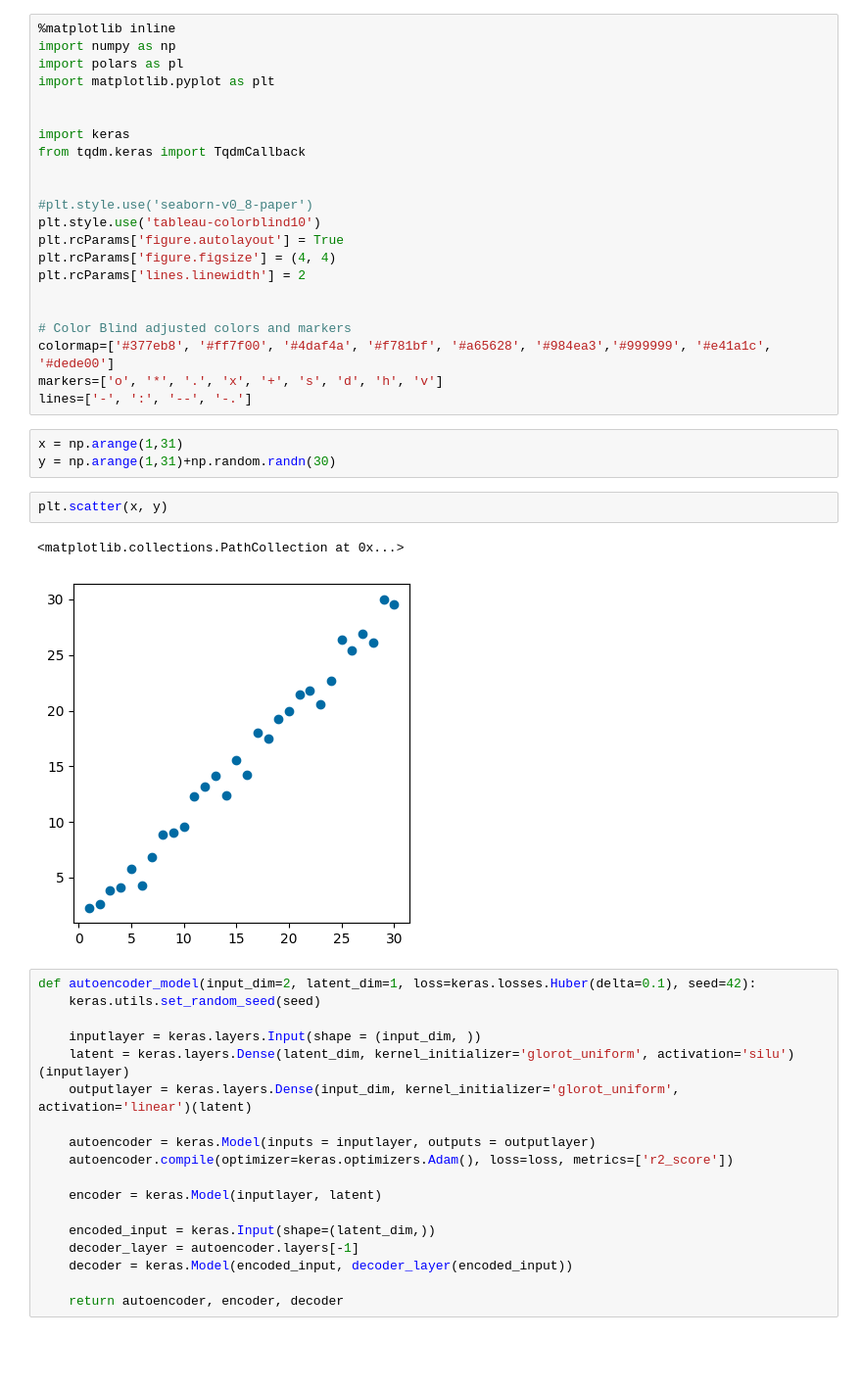
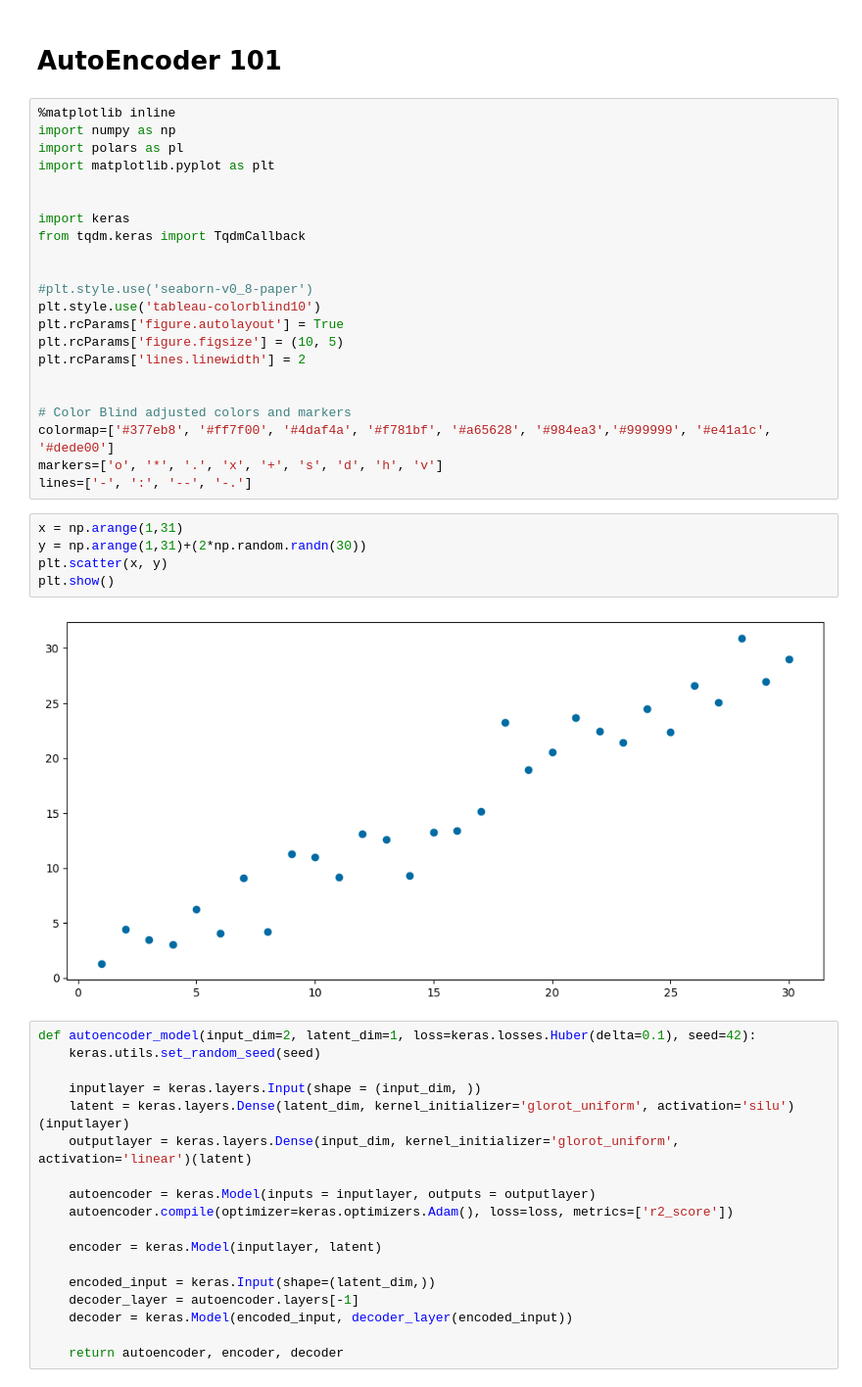
Before and after one commit to mariolpantunes/mlac, a Jupyter notebook: notebooks/notebook_01.ipynb, the cells around one changed output. Shown at 98% size. Drawn from its saved outputs; the diff is of its cells as text; blank space fills up the shorter version.

```diff
--- a/notebooks/notebook_01.ipynb
+++ b/notebooks/notebook_01.ipynb
@@ -1,3 +1,5 @@
+# %% [markdown]
+# AutoEncoder 101
 # %%
 %matplotlib inline
 import numpy as np
@@ -12,7 +14,7 @@ from tqdm.keras import TqdmCallback
 #plt.style.use('seaborn-v0_8-paper')
 plt.style.use('tableau-colorblind10')
 plt.rcParams['figure.autolayout'] = True
-plt.rcParams['figure.figsize'] = (4, 4)
+plt.rcParams['figure.figsize'] = (10, 5)
 plt.rcParams['lines.linewidth'] = 2
 
 
@@ -22,12 +24,11 @@ markers=['o', '*', '.', 'x', '+', 's', 'd', 'h', 'v']
 lines=['-', ':', '--', '-.']
 # %%
 x = np.arange(1,31)
-y = np.arange(1,31)+np.random.randn(30)
+y = np.arange(1,31)+(2*np.random.randn(30))
+plt.scatter(x, y)
+plt.show()
+# %% [output]
+[figure, added]
-# %%
-plt.scatter(x, y)
-# %% [output]
-<matplotlib.collections.PathCollection at 0x...>
-[figure, removed]
 # %%
 def autoencoder_model(input_dim=2, latent_dim=1, loss=keras.losses.Huber(delta=0.1), seed=42):
     keras.utils.set_random_seed(seed)
```
Also changed, not shown: parts of 11 cells of this notebook.
